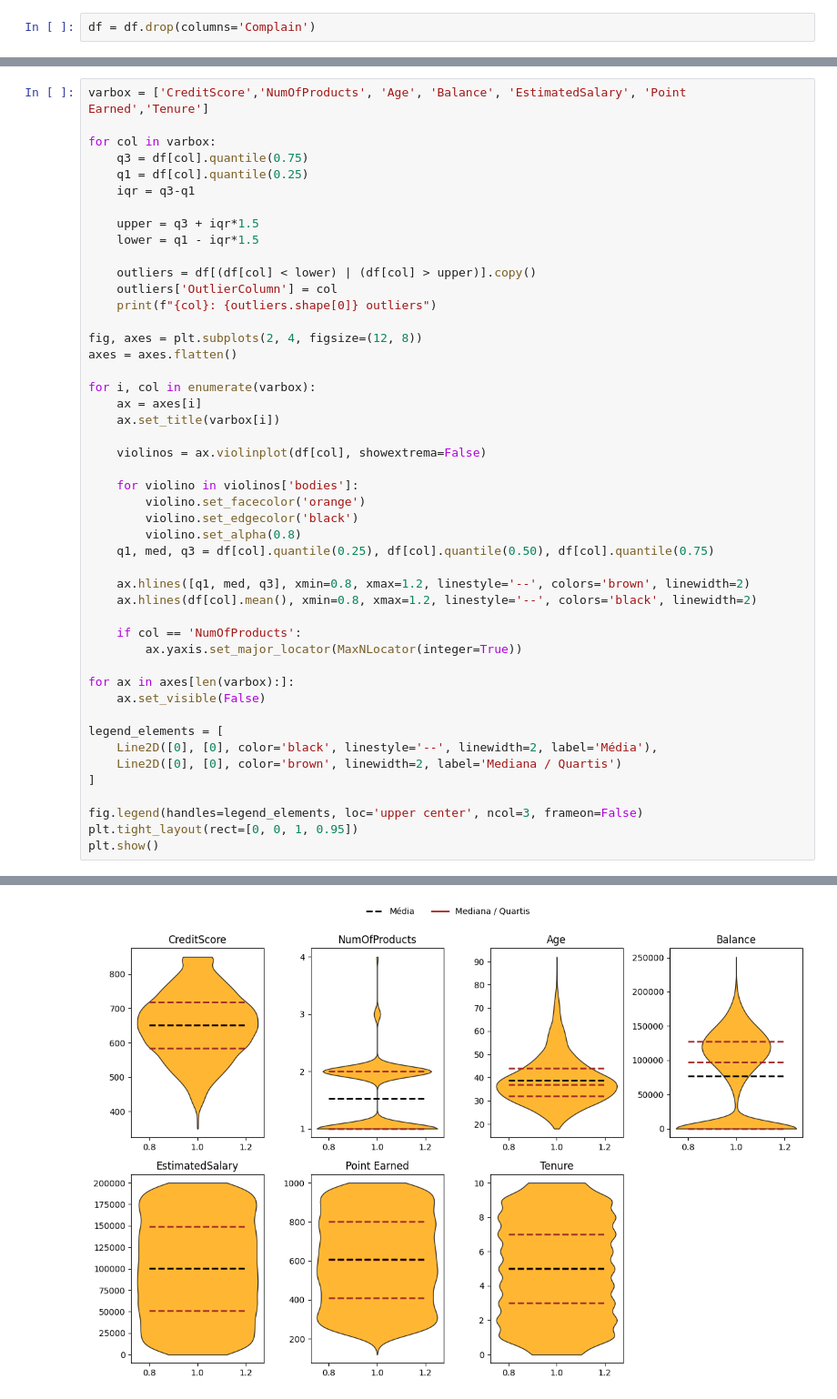
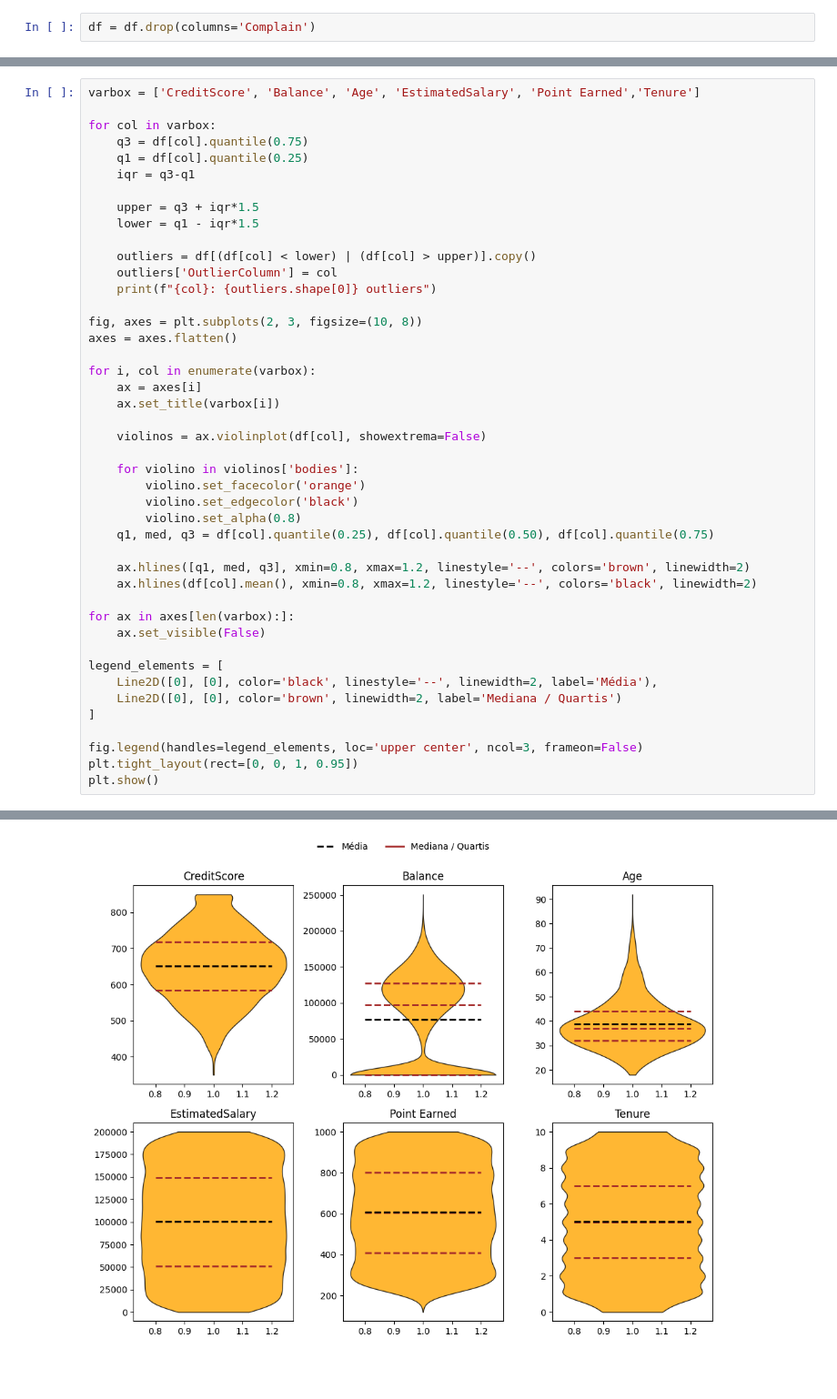
Before and after one commit to OsanaThiago/EDA-Churn-Predict, a Jupyter notebook: notebooks/eda.ipynb, the cells around one changed output, grey strips where cells are left out. Shown at 91% size. Cells and saved outputs as stored; diff of their text form; blank space fills up the shorter version.

```diff
--- a/notebooks/eda.ipynb
+++ b/notebooks/eda.ipynb
@@ -72,5 +100,5 @@ df = df.drop(columns='Complain')
 # %%
-varbox = ['CreditScore','NumOfProducts', 'Age', 'Balance', 'EstimatedSalary', 'Point Earned','Tenure']
+varbox = ['CreditScore', 'Balance', 'Age', 'EstimatedSalary', 'Point Earned','Tenure']
 
 for col in varbox:
     q3 = df[col].quantile(0.75)
@@ -84,7 +112,7 @@ for col in varbox:
     outliers['OutlierColumn'] = col
     print(f"{col}: {outliers.shape[0]} outliers")
 
-fig, axes = plt.subplots(2, 4, figsize=(12, 8))
+fig, axes = plt.subplots(2, 3, figsize=(10, 8))
 axes = axes.flatten()
 
 for i, col in enumerate(varbox):
@@ -102,9 +130,6 @@ for i, col in enumerate(varbox):
     ax.hlines([q1, med, q3], xmin=0.8, xmax=1.2, linestyle='--', colors='brown', linewidth=2)
     ax.hlines(df[col].mean(), xmin=0.8, xmax=1.2, linestyle='--', colors='black', linewidth=2)
 
-    if col == 'NumOfProducts':
-        ax.yaxis.set_major_locator(MaxNLocator(integer=True))
-
 for ax in axes[len(varbox):]:
     ax.set_visible(False)
 
@@ -124,4 +148,4 @@ Balance: 0 outliers
 EstimatedSalary: 0 outliers
 Point Earned: 0 outliers
 Tenure: 0 outliers
-[figure, old version]
+[figure, new version]
```
Also changed, not shown: parts of 21 cells of this notebook, 6 other files.
